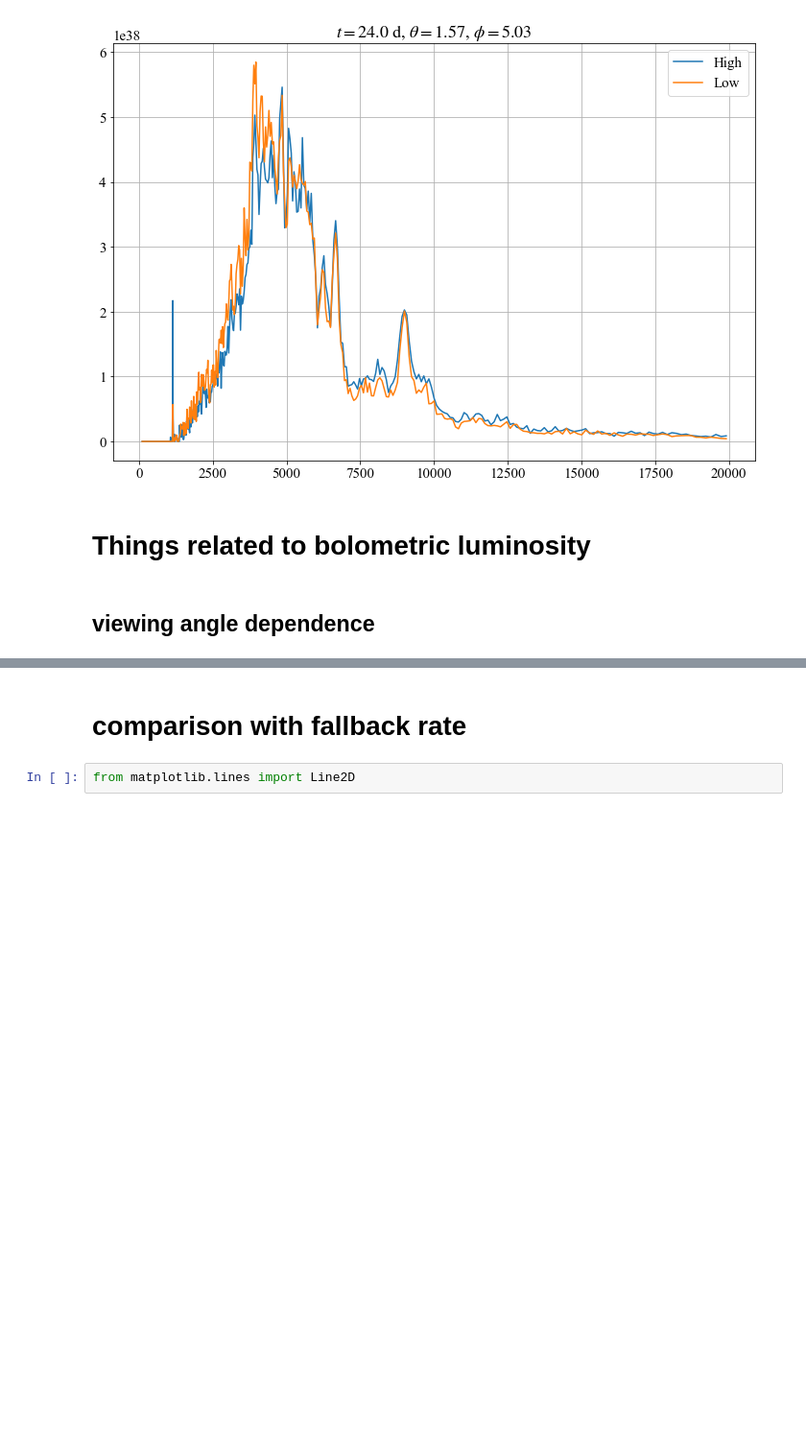
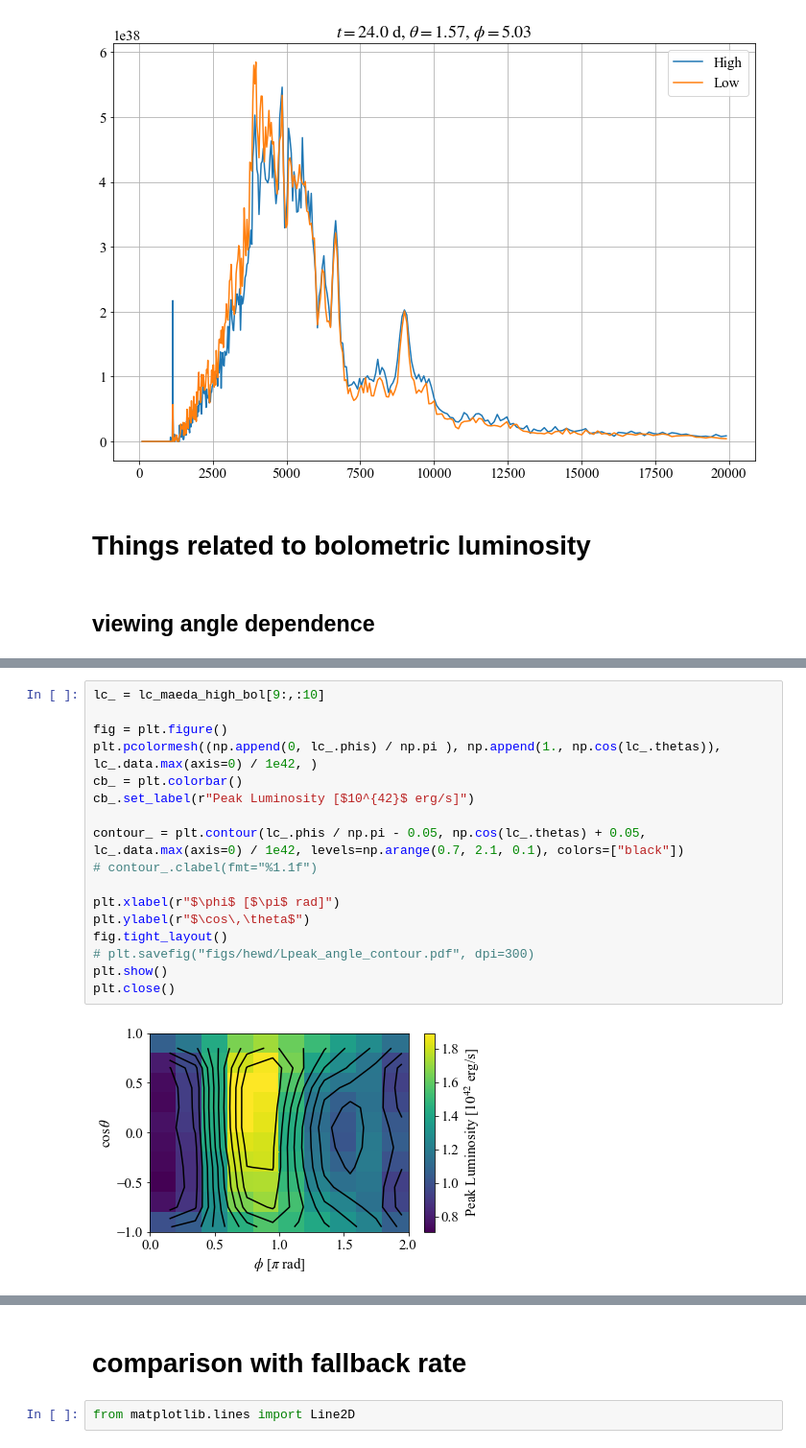
Before and after one commit to KjrKwn/photons, a Jupyter notebook: analysis/python/plot_resolution_compare.ipynb, the cells around one changed output, grey strips where cells are left out. Shown: that part at 96% size. Cells and saved outputs as stored; diff of their text form; blank space fills up the shorter version.

```diff
--- a/analysis/python/plot_resolution_compare.ipynb
+++ b/analysis/python/plot_resolution_compare.ipynb
@@ -577 +580,20 @@ Wall time: 16.2 s
+# %%
+lc_ = lc_maeda_high_bol[9:,:10]
+
+fig = plt.figure()
+plt.pcolormesh((np.append(0, lc_.phis) / np.pi ), np.append(1., np.cos(lc_.thetas)), lc_.data.max(axis=0) / 1e42, )
+cb_ = plt.colorbar()
+cb_.set_label(r"Peak Luminosity [$10^{42}$ erg/s]")
+
+contour_ = plt.contour(lc_.phis / np.pi - 0.05, np.cos(lc_.thetas) + 0.05, lc_.data.max(axis=0) / 1e42, levels=np.arange(0.7, 2.1, 0.1), colors=["black"])
+# contour_.clabel(fmt="%1.1f")
+
+plt.xlabel(r"$\phi$ [$\pi$ rad]")
+plt.ylabel(r"$\cos\,\theta$")
+fig.tight_layout()
+# plt.savefig("figs/hewd/Lpeak_angle_contour.pdf", dpi=300)
+plt.show()
+plt.close()
+# %% [output]
+[figure, added]
 # %%
```
Also changed, not shown: parts of 10 cells of this notebook, 1 other file.
